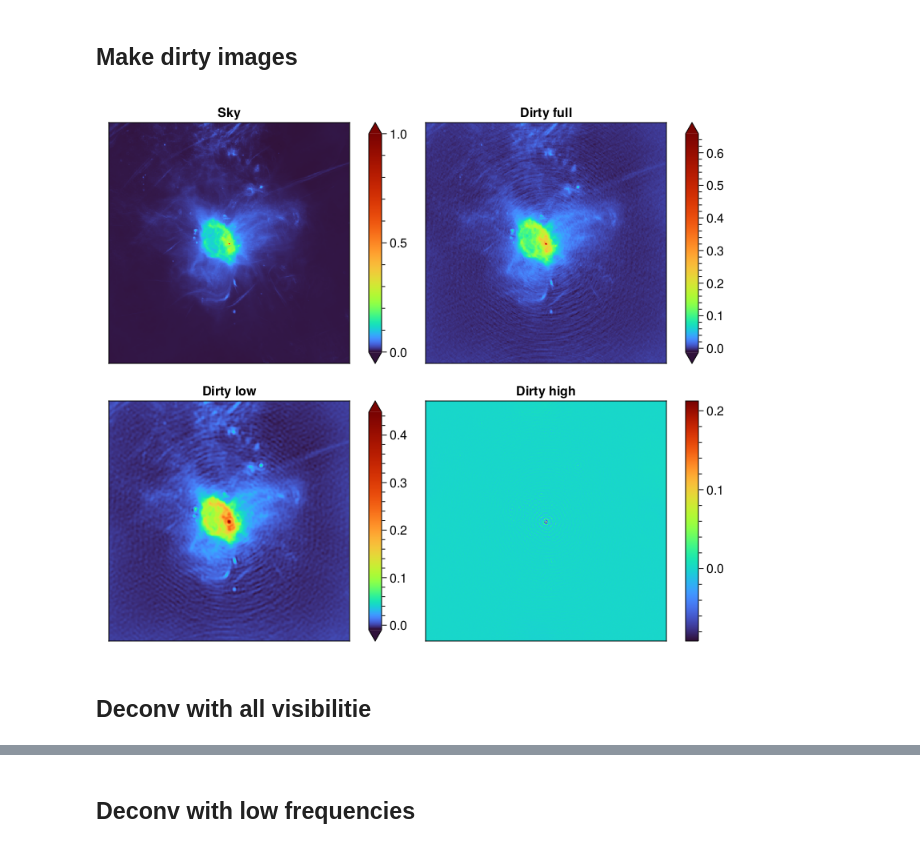
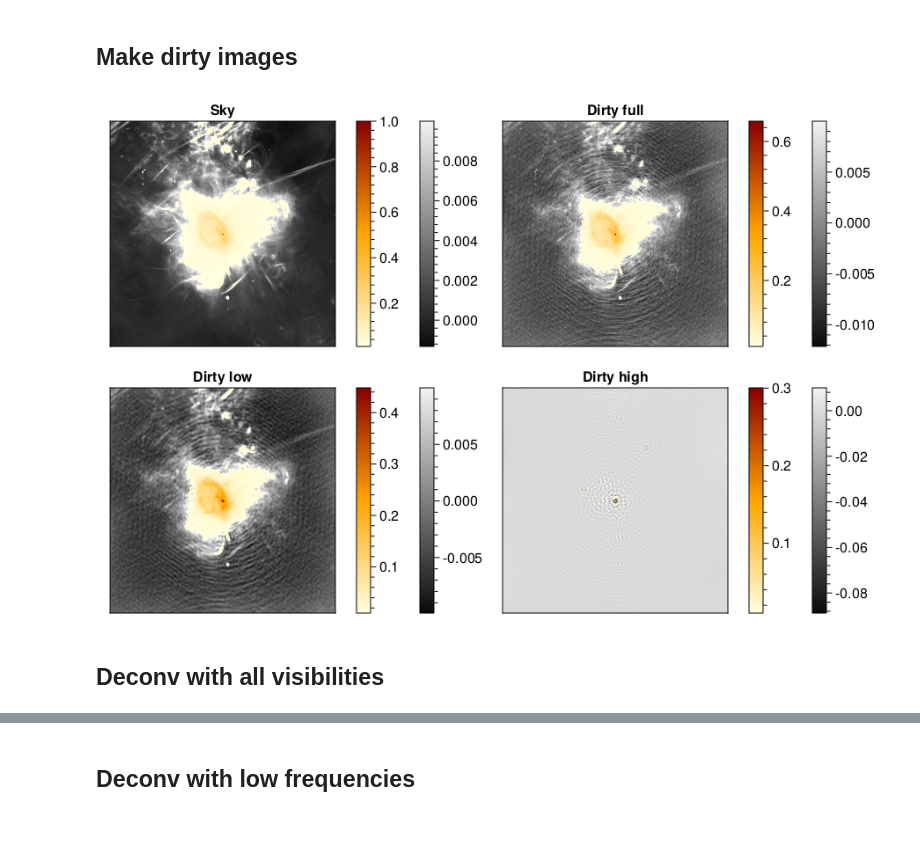
Before and after one commit to andferrari/DeconvMultiStep.jl, a Jupyter notebook: notebooks/main_meerkat.ipynb, the cells around one changed output, grey strips where cells are left out. Drawn from its saved outputs; the diff is of its cells as text; code cells hidden in the pictures.

```diff
--- a/notebooks/main_meerkat.ipynb
+++ b/notebooks/main_meerkat.ipynb
@@ -26,9 +26,10 @@ bases = make_bases("uvgen-test.txt", n_pix)
 
 # split bases and make psf's
 
-ℓ = 70.0 # baseline threshold (in pixels)
+ℓ = 60.0 # baseline center frequency (in pixels)
+δ = 20.0  # baseline half width (in pixels)
 
-psf, uv = make_psf(bases, n_pix,  ℓ)
+psf, uv = make_psf(bases, n_pix, ℓ, δ)
 println("# short bases: $(sum(uv.low))")
 println("# long bases: $(sum(uv.high))")
 
@@ -42,11 +43,11 @@ fig = plot_psf(psf, uv; zoom = 40)
 ## Make dirty images
 # %%
 dirty = make_dirty(psf, sky, 0.0)
-fig = plot_dirty(dirty, sky)
+fig = plot_dirty_(dirty, sky)
 #save("../../paper/figs/dirty.png", fig, px_per_unit = 4)
 # %% [output]
-[figure, old version]
+[figure, new version]
 # %% [markdown]
-## Deconv with all visibilitie
+## Deconv with all visibilities
 # %%
 η = compute_step(psf.full)
```
Also changed, not shown: parts of 14 cells of this notebook, 7 other files.
